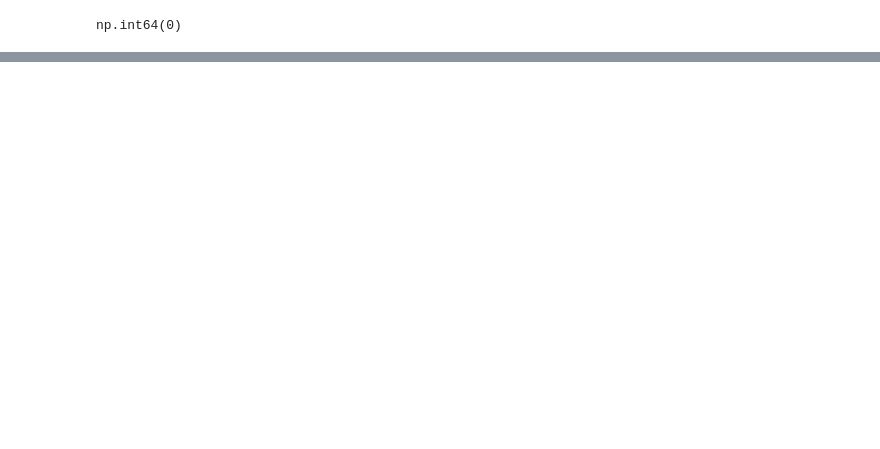
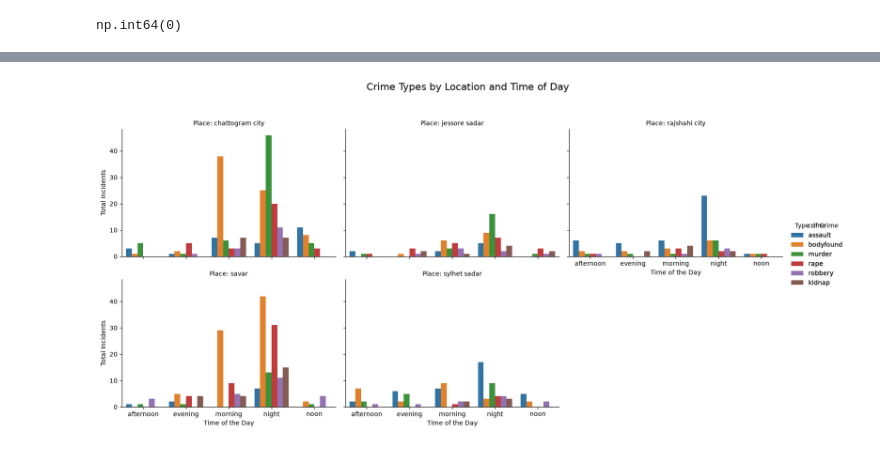
Before and after one commit to NaimPro-tech/AI-Powered-Crime-Intelligence-System, a Jupyter notebook: ai_crime_analysis.ipynb, the cells around one changed output, grey strips where cells are left out. Drawn from its saved outputs; the diff is of its cells as text; code cells hidden in the pictures; blank space fills up the shorter version.

Commit message:
EDA & Visualization

```diff
--- a/ai_crime_analysis.ipynb
+++ b/ai_crime_analysis.ipynb
@@ -118,0 +376,2 @@ rajarhat
+# %%
+df["incident_place"] = df["incident_place"].replace("adabar","adabor")
@@ -118,0 +404,6 @@ rajarhat
+# %%
+#In which place in which time what type of crime is more often occurs
+crime_analysis = df.groupby(["incident_place", "part_of_the_day", "crime"]).size().reset_index(name="crime_count")
+
+most_frequent_daytime = crime_analysis.loc[crime_analysis.groupby(["incident_place","part_of_the_day"])["crime_count"].idxmax()]
+most_frequent_daytime.head()
@@ -118,0 +417,29 @@ rajarhat
+# %%
+# যদি আপনার ডেটাসেটে জায়গার সংখ্যা অনেক বেশি হয়, তবে প্রথম ৫টি বা ১০টি পপুলার জায়গা ফিল্টার করে প্লট করা ভালো
+top_places = df["incident_place"].value_counts().nlargest(5).index
+df_filtered = crime_analysis[crime_analysis["incident_place"].isin(top_places)]
+
+# ক্যাটপ্লট তৈরি
+graph = sns.catplot(
+    data=df_filtered,
+    x="part_of_the_day",
+    y="crime_count",
+    hue="crime",
+    col="incident_place",  # প্রতিটি জায়গার জন্য আলাদা কলাম বা সাব-প্লট হবে
+    kind="bar",
+    col_wrap=3,            # প্রতি লাইনে সর্বোচ্চ ৩টি করে গ্রাফ দেখাবে
+    palette="tab10",
+    height=4,
+    aspect=1.2
+)
+
+# গ্রাফের সৌন্দর্য বর্ধন
+graph.set_axis_labels("Time of the Day", "Total Incidents")
+graph.set_titles("Place: {col_name}")
+graph.add_legend(title="Type of Crime")
+plt.subplots_adjust(top=0.85)
+graph.fig.suptitle("Crime Types by Location and Time of Day", fontsize=16)
+
+plt.show()
+# %% [output]
+[figure, added]
```
Also changed, not shown: parts of 36 cells of this notebook, 1 other file.
